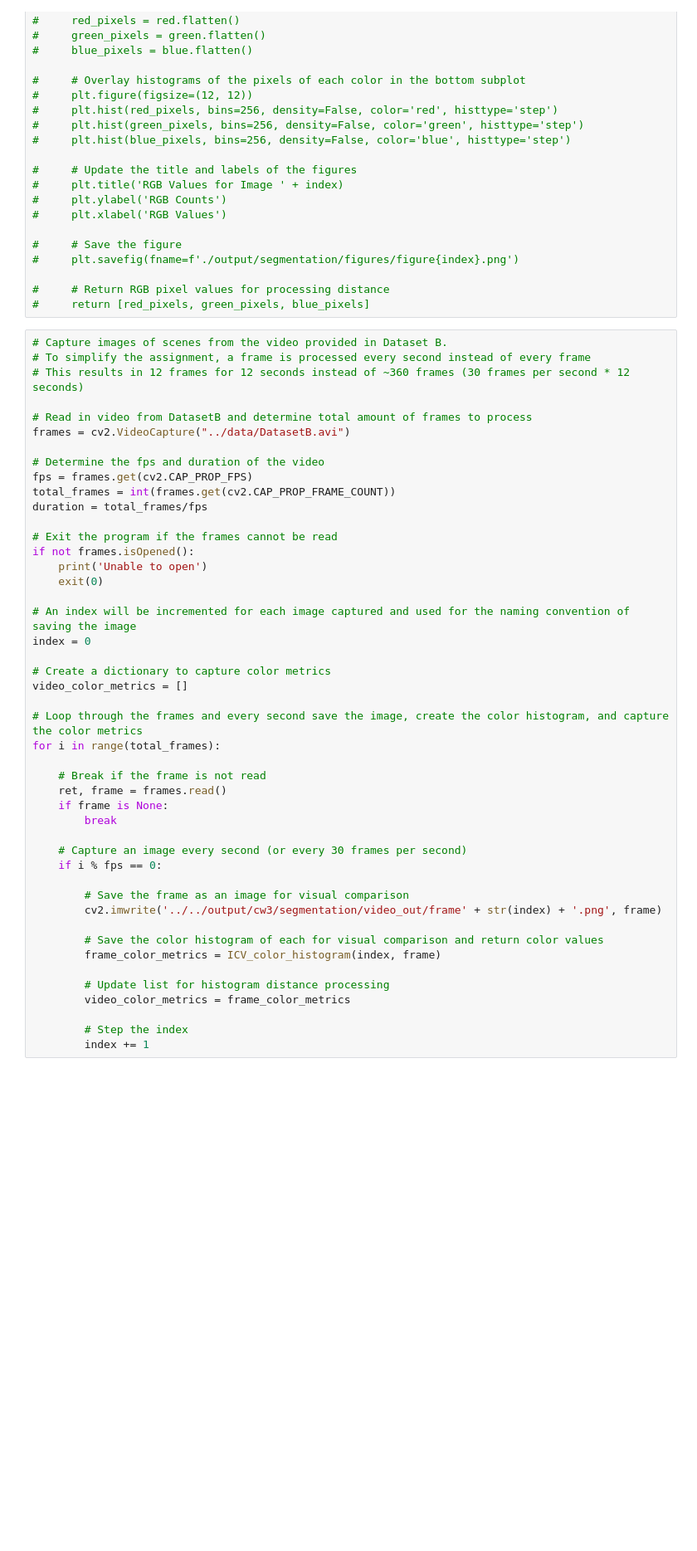
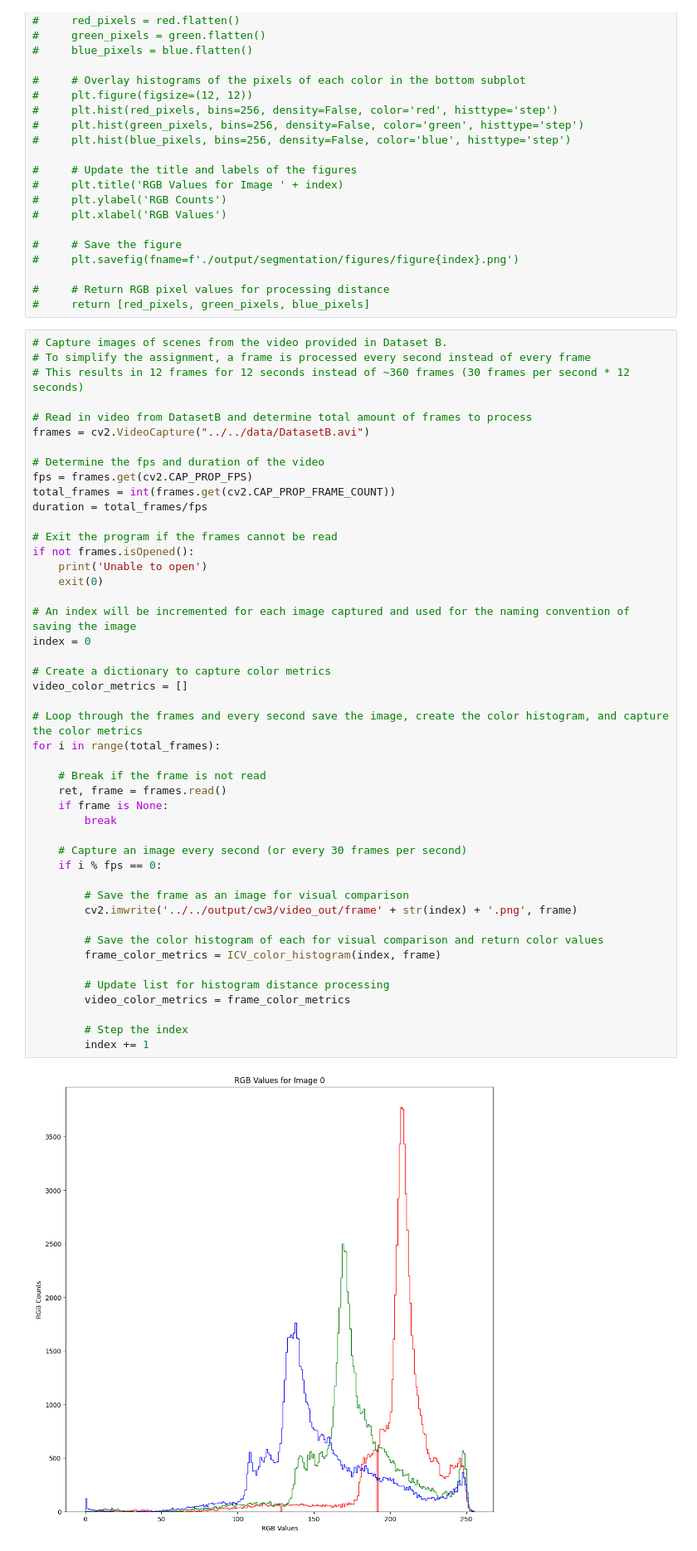
Before and after one commit to gpoell/qmul-computer-vision, a Jupyter notebook: src/cw3/main.ipynb, the cells around one changed output. Shown at 83% size. Drawn from its saved outputs; the diff is of its cells as text; blank space fills up the shorter version.

Commit message:
CW1.3 saving figures to new output directory

```diff
--- a/src/cw3/main.ipynb
+++ b/src/cw3/main.ipynb
@@ -52,7 +52,7 @@ from utils import ICV_color_histogram
 # This results in 12 frames for 12 seconds instead of ~360 frames (30 frames per second * 12 seconds)
 
 # Read in video from DatasetB and determine total amount of frames to process
-frames = cv2.VideoCapture("../data/DatasetB.avi")
+frames = cv2.VideoCapture("../../data/DatasetB.avi")
 
 # Determine the fps and duration of the video
 fps = frames.get(cv2.CAP_PROP_FPS)
@@ -64,31 +64,33 @@ if not frames.isOpened():
     print('Unable to open')
     exit(0)
 
 # An index will be incremented for each image captured and used for the naming convention of saving the image
 index = 0
 
 # Create a dictionary to capture color metrics
 video_color_metrics = []
 
 # Loop through the frames and every second save the image, create the color histogram, and capture the color metrics
 for i in range(total_frames):
 
     # Break if the frame is not read
     ret, frame = frames.read()
     if frame is None:
         break
 
     # Capture an image every second (or every 30 frames per second)
     if i % fps == 0:
 
         # Save the frame as an image for visual comparison
-        cv2.imwrite('../../output/cw3/segmentation/video_out/frame' + str(index) + '.png', frame)
+        cv2.imwrite('../../output/cw3/video_out/frame' + str(index) + '.png', frame)
 
         # Save the color histogram of each for visual comparison and return color values
         frame_color_metrics = ICV_color_histogram(index, frame)
 
         # Update list for histogram distance processing
         video_color_metrics = frame_color_metrics
 
         # Step the index
         index += 1
+# %% [output]
+[figure, added]
```
Also changed, not shown: parts of 2 cells of this notebook.
